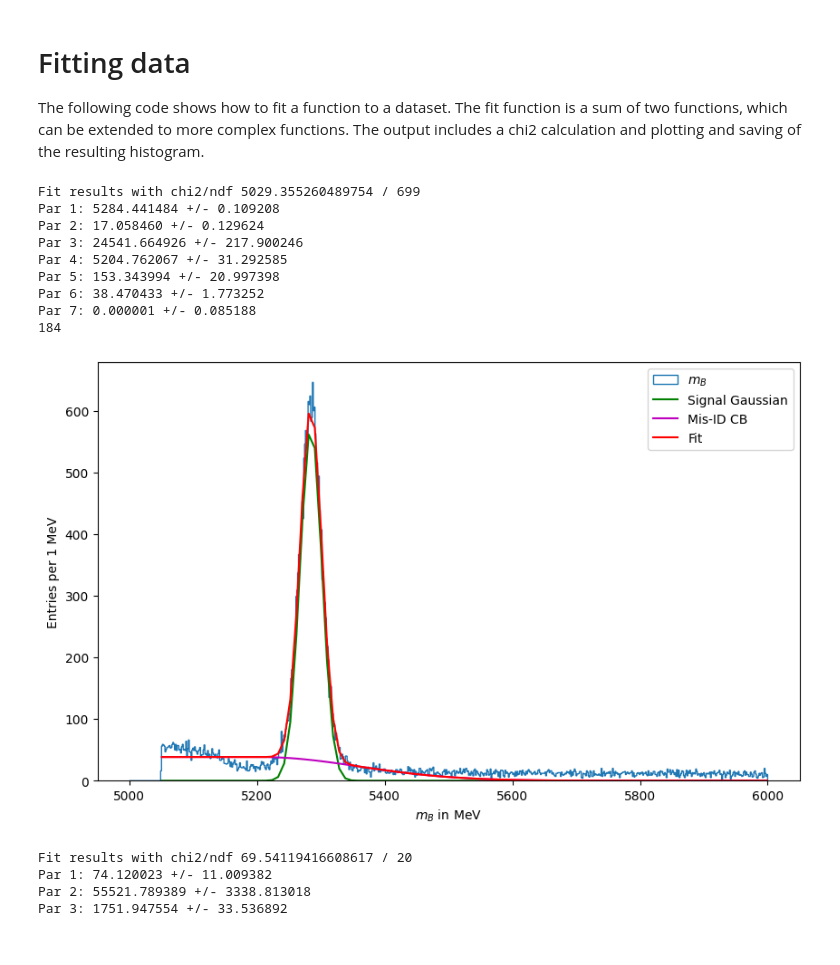
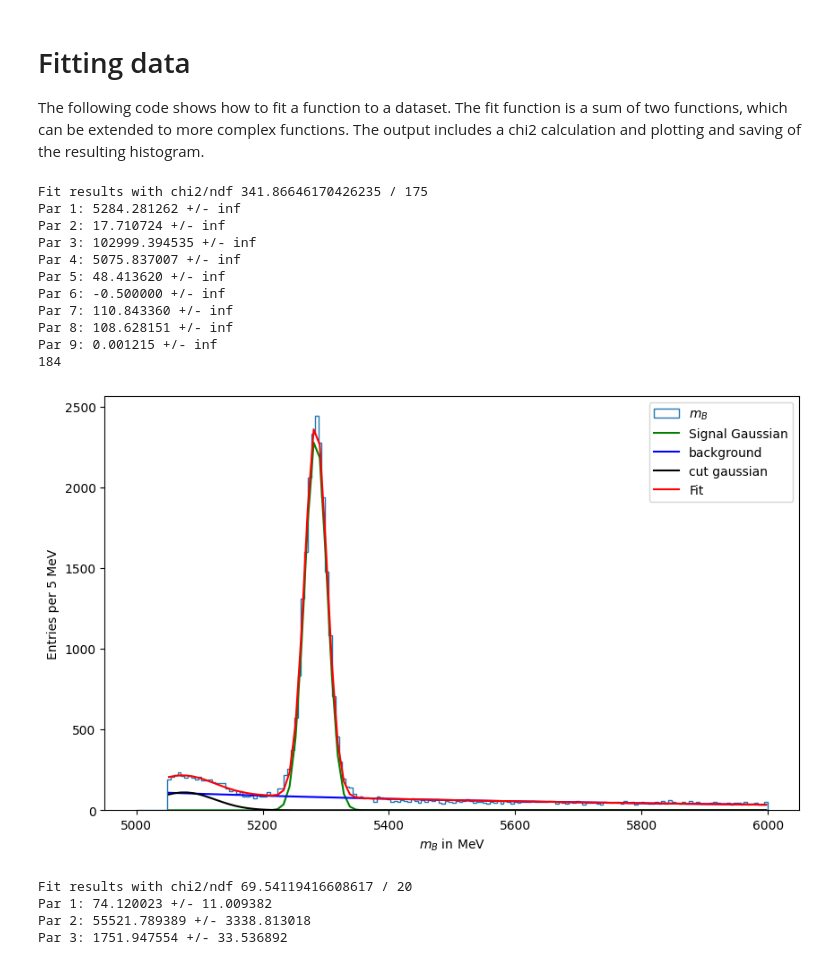
Before and after one commit to damianfrench/MatterAntimatterLab, a Jupyter notebook: Analysis_example.ipynb, the cells around one changed output. Cells and saved outputs as stored; diff of their text form; code cells hidden in the pictures.

```diff
--- a/Analysis_example.ipynb
+++ b/Analysis_example.ipynb
@@ -706,16 +706,17 @@ def crystal_ball(x, mean, sigma, N,alpha, n=3):
 
     return N * y
 
-def gaussian(x,mean,sigma,cut,N):
+def gaussian_func(x,mean,sigma,cut,N):
     t = (x - mean) / sigma
     y = np.where(t > cut,
                  N*np.exp(-0.5 * t**2),
                  0)
+    return y
 
-def fit(x,mean1,std1,N_s1,mean_mis,sigma_mis,N_mis,alpha):
+def fit(x,mean1,std1,N_s1,mean2,std2,cut,N2,N3,k):
     gaussian=N_s1*(1/(std1*np.sqrt(2*np.pi)))*np.exp(-(((x-mean1)/std1)**2)/2)
-    miss_ID=crystal_ball(x,mean_mis,sigma_mis,N_mis,alpha)
-    return miss_ID+gaussian
+    exponential=N3*np.exp(-k*(x-5050))
+    return gaussian+exponential+gaussian_func(x,mean2,std2,cut,N2)
 
 
 def fit_data(bins, values, minX, maxX, p0):
@@ -734,7 +735,7 @@ def fit_data(bins, values, minX, maxX, p0):
     coeff_fit,cov_fit = curve_fit(fit,bin_centres_red,values_red,p0) # fit
 
     # evaluate chi2
-    fit_vals = [fit(x,coeff_fit[0],coeff_fit[1],coeff_fit[2],coeff_fit[3],coeff_fit[4],coeff_fit[5],coeff_fit[6]) for x in bin_centres_red]
+    fit_vals = [fit(x,coeff_fit[0],coeff_fit[1],coeff_fit[2],coeff_fit[3],coeff_fit[4],coeff_fit[5],coeff_fit[6],coeff_fit[7],coeff_fit[8]) for x in bin_centres_red]
     chi2parts = np.array( ( np.divide( np.array(values_red) - np.array(fit_vals), np.sqrt( values_red ),
                                       out = np.array(values_red), where = np.array(values_red) != 0 ) )**2 )
     chi2 = np.sum( chi2parts )
@@ -759,51 +760,54 @@ def plot_results(a,bin_centres,bin_centres_red,values,coeff_fit,fname):
     x_fit = np.linspace(bin_centres_red[0],bin_centres_red[-1],100)
     signal_fit = coeff_fit[2] * (1/(coeff_fit[1]*np.sqrt(2*np.pi))) * \
              np.exp(-0.5*((x_fit - coeff_fit[0])/coeff_fit[1])**2)
-    misID_fit = crystal_ball(x_fit, coeff_fit[3], coeff_fit[4], coeff_fit[5],coeff_fit[6])
+    # misID_fit = crystal_ball(x_fit, coeff_fit[3], coeff_fit[4], coeff_fit[5],coeff_fit[6])
 
     ax.plot(x_fit, signal_fit, color='g', label='Signal Gaussian')
-    ax.plot(x_fit, misID_fit, color='m', label='Mis-ID CB')
-    y_fit = fit(x_fit,coeff_fit[0],coeff_fit[1],coeff_fit[2],coeff_fit[3],coeff_fit[4],coeff_fit[5],coeff_fit[6])
+    ax.plot(x_fit,coeff_fit[7]*np.exp(-coeff_fit[8]*(x_fit-5050)),color='b',label='background')
+    ax.plot(x_fit,gaussian_func(x_fit,coeff_fit[3],coeff_fit[4],coeff_fit[5],coeff_fit[6]),color='k',label='cut gaussian')
+    y_fit = fit(x_fit,coeff_fit[0],coeff_fit[1],coeff_fit[2],coeff_fit[3],coeff_fit[4],coeff_fit[5],coeff_fit[6],coeff_fit[7],coeff_fit[8])
     a.plot(x_fit,y_fit,label='Fit',color='r',zorder=10) # zorder makes sure the fit line is on top
 
     # plot decoration
     a.legend()
     a.set_xlabel('$m_{B}$ in MeV')
     bin_width=bins_m_B[1]-bins_m_B[0]
     a.set_ylabel(f'Entries per {int(bin_width)} MeV')
     plt.savefig(fname)
 
 fig, ax = plt.subplots(nrows=1, ncols=1, figsize=(10, 6))
-values_m_B,bins_m_B,patches_m_B = ax.hist(m_B_all, bins = 4*int(np.sqrt(len(m_B_all))), range = [5000, 6000],histtype='step',label='$m_{B}$')
+values_m_B,bins_m_B,patches_m_B = ax.hist(m_B_all, bins = int(np.sqrt(len(m_B_all))), range = [5000, 6000],histtype='step',label='$m_{B}$')
 
-coeff_m_B,cov_m_B, bin_centres_m_B, bin_centres_red_m_B, chi2_m_B, ndf_m_B = fit_data( bins_m_B, values_m_B, 5050, 6000, [5279.41,17,10000,5200,50,1000,-0.5] )
-#gaussian_mean,gaussian_std,gaussian_height,exponetial_k,exponential_height,CB_mean,CB_std,CB_height
+coeff_m_B,cov_m_B, bin_centres_m_B, bin_centres_red_m_B, chi2_m_B, ndf_m_B = fit_data( bins_m_B, values_m_B, 5050, 6000, [5279.41,17,10000,5075,50,-0.5,1000,200,0.006] )
+#mean1,std1,N_s1,mean2,std2,cut,N2,N3,k
 print_results(coeff_m_B,cov_m_B, chi2_m_B, ndf_m_B)
 
 # plot results
 print(int(np.sqrt(len(m_B_all))))
 plot_results(ax,bin_centres_m_B,bin_centres_red_m_B,values_m_B,coeff_m_B,'fit_pT.pdf')
 
 # param,cov=curve_fit(fit,)
 # fig, ax = plt.subplots(nrows=1, ncols=1, figsize=(12, 8))
 # fig.subplots_adjust(wspace=0.3)
 # values_m_B,bins_m_B,patches_m_B = ax.hist(m_B_all, bins = 200, range = [5000, 6000],histtype='step',label='$m_{B}$')
 # ax.set_xlabel('Invariant Mass in MeV')
 # ax.set_ylabel('Entries per 200 MeV')
 # ax.legend()
 
 #,5050,100,5000
 # %% [output]
-Fit results with chi2/ndf 5029.355260489754 / 699
-Par 1: 5284.441484 +/- 0.109208
-Par 2: 17.058460 +/- 0.129624
-Par 3: 24541.664926 +/- 217.900246
-Par 4: 5204.762067 +/- 31.292585
-Par 5: 153.343994 +/- 20.997398
-Par 6: 38.470433 +/- 1.773252
-Par 7: 0.000001 +/- 0.085188
+Fit results with chi2/ndf 341.86646170426235 / 175
+Par 1: 5284.281262 +/- inf
+Par 2: 17.710724 +/- inf
+Par 3: 102999.394535 +/- inf
+Par 4: 5075.837007 +/- inf
+Par 5: 48.413620 +/- inf
+Par 6: -0.500000 +/- inf
+Par 7: 110.843360 +/- inf
+Par 8: 108.628151 +/- inf
+Par 9: 0.001215 +/- inf
 184
-[figure, old version]
+[figure, new version]
 # %%
 # decaying exponential function
 def exponential(x, norm, decay):
```
